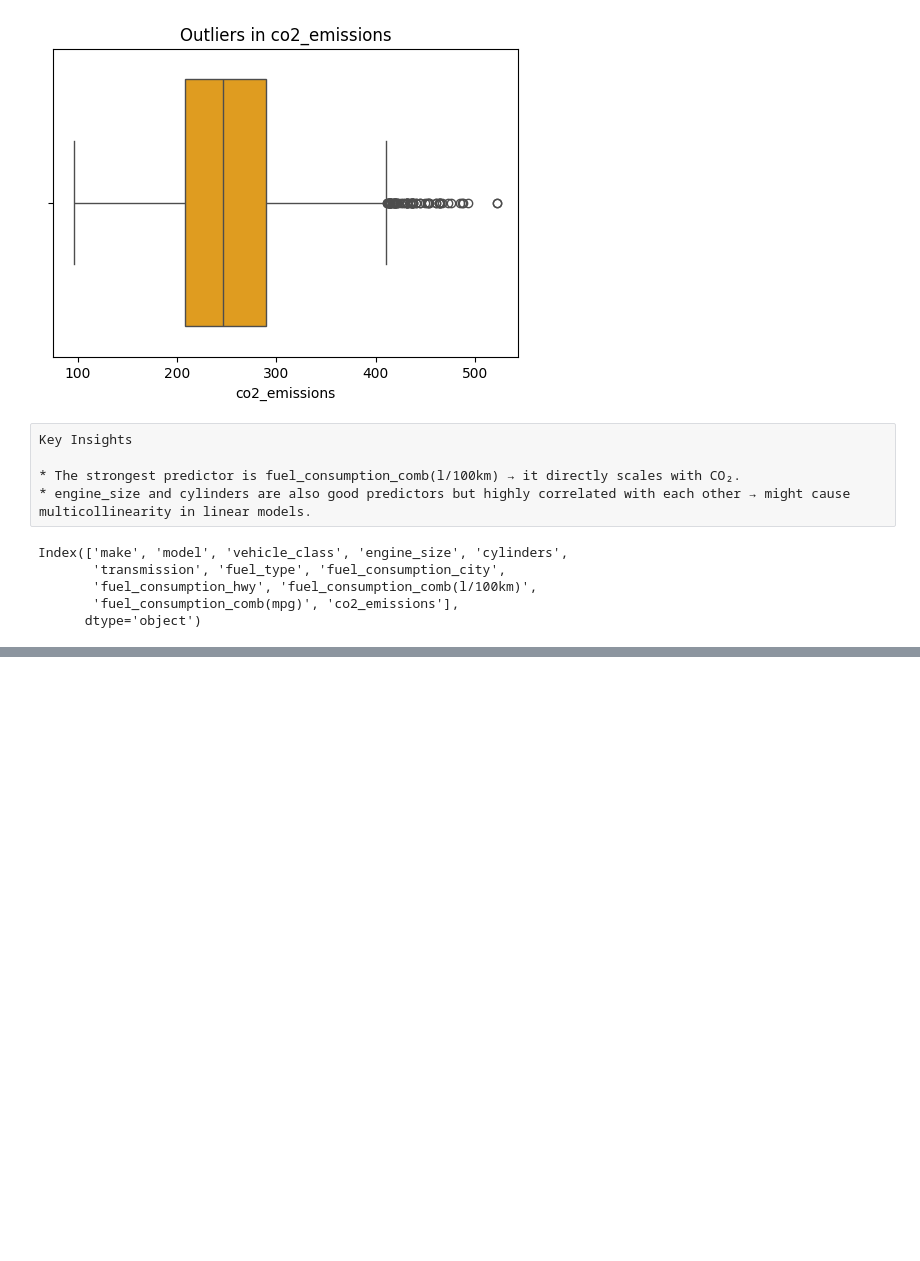
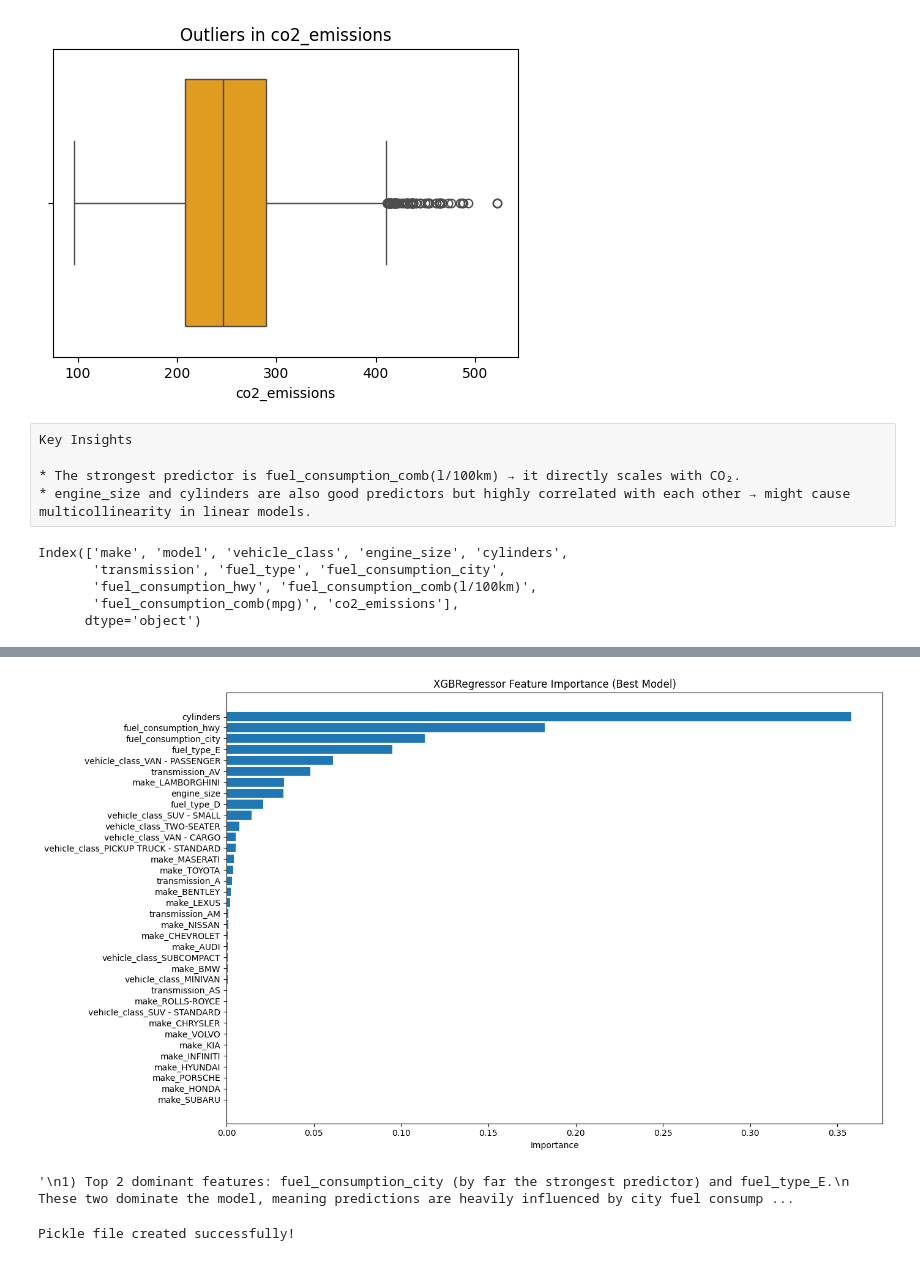
Before and after one commit to Anjali-Joshi-git/co2_emission, a Jupyter notebook: CO2_Emissions_ML_project].ipynb, the cells around one changed output, grey strips where cells are left out. Drawn from its saved outputs; the diff is of its cells as text; code cells hidden in the pictures; blank space fills up the shorter version.

```diff
--- a/CO2_Emissions_ML_Project.ipynb
+++ b/CO2_Emissions_ML_project].ipynb
@@ -545,0 +753,33 @@ Categories (16, object): ['COMPACT', 'FULL-SIZE', 'MID-SIZE', 'MINICOMPACT', ...
+# %%
+# Get feature importance from the best tuned model
+importances = xgb_best.feature_importances_
+
+feat_imp = sorted(zip(selected_features, importances), key=lambda x: x[1], reverse=True)
+
+plt.figure(figsize=(14, 8))
+plt.barh([f[0] for f in feat_imp], [f[1] for f in feat_imp])
+plt.xlabel("Importance")
+plt.title("XGBRegressor Feature Importance (Best Model)")
+plt.gca().invert_yaxis()
+plt.tight_layout()
+plt.show()
+# %% [output]
+[figure, added]
+# %%
+'''
+1) Top 2 dominant features: fuel_consumption_city (by far the strongest predictor) and fuel_type_E.
+   These two dominate the model, meaning predictions are heavily influenced by city fuel consumption and whether the fuel type is E.
+
+2) Secondary contributors: fuel_consumption_hwy, cylinders, fuel_type_Z/X/D, engine_size.
+   These also matter but much less compared to the top features.
+
+3) Many categorical features (vehicle class, make, transmission) have tiny importance.
+
+Key Insights:
+-------------
+- XGBRegressor’s performance is largely driven by fuel consumption and fuel type. Model is mainly learning from numerical efficiency-related
+  features (fuel consumption, engine size, cylinders), which makes sense.
+- Other features (like vehicle class, make, transmission) have minor impact, but still provide small improvements.
+'''
+# %% [output]
+'\n1) Top 2 dominant features: fuel_consumption_city (by far the strongest predictor) and fuel_type_E.\n   These two dominate the model, meaning predictions are heavily influenced by city fuel consump ...
@@ -545,0 +788,18 @@ Categories (16, object): ['COMPACT', 'FULL-SIZE', 'MID-SIZE', 'MINICOMPACT', ...
+# %%
+X_full_train_raw=pd.concat([X_train, X_val])
+y_full_train_raw=pd.concat([y_train, y_val])
+
+final_pipeline=Pipeline([
+    ('preprocessor',preprocessor),
+    ('feature_selector',lasso_selector),
+    ('model',xgb_best)
+])
+
+final_pipeline.fit(X_full_train_raw,y_full_train)
+
+with open('car_emissions_model.pkl', 'wb') as f:
+    pickle.dump(final_pipeline, f)
+
+print("Pickle file created successfully!")
+# %% [output]
+Pickle file created successfully!
```
Also changed, not shown: parts of 40 cells of this notebook, 4 other files.
